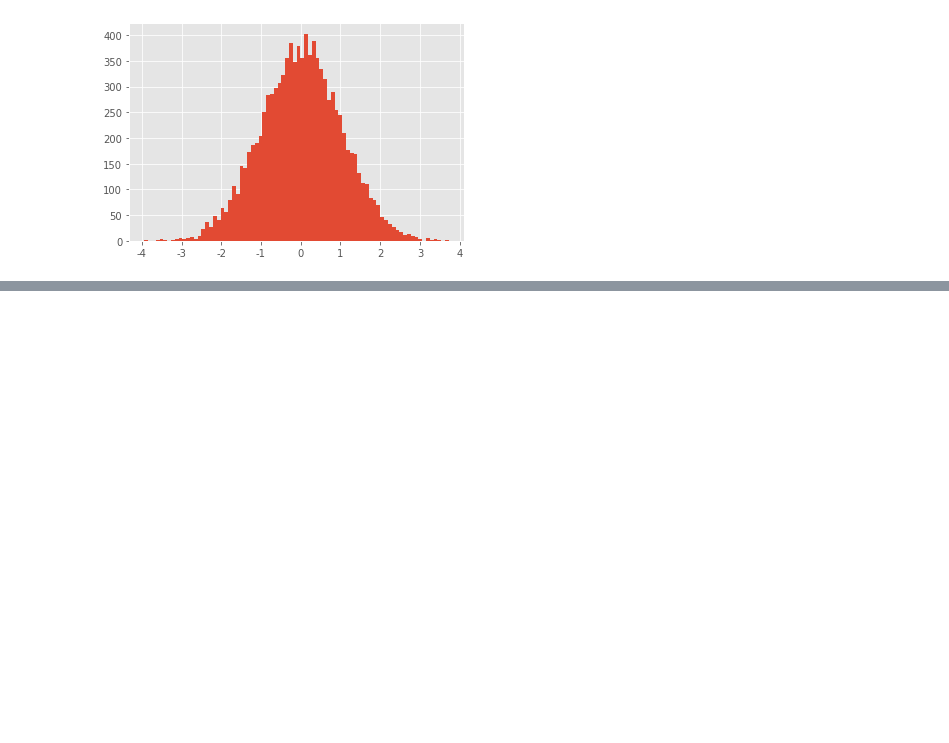
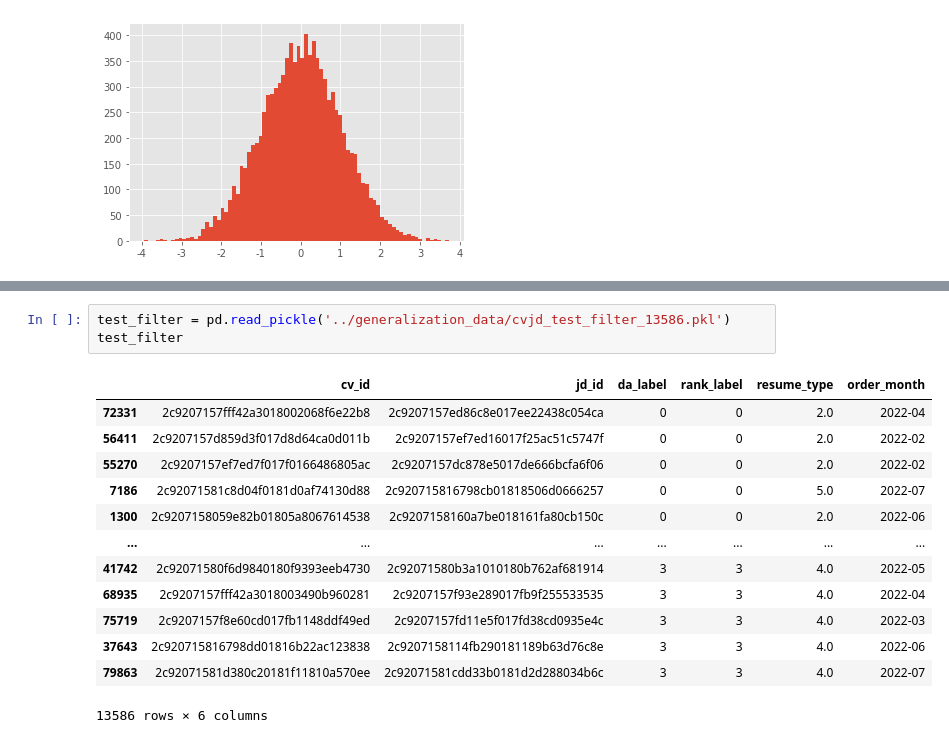
Before and after one commit to slowisfast2030/generalization, a Jupyter notebook: thu_model_train.ipynb, the cells around one changed output, grey strips where cells are left out. Saved outputs shown, nothing was run; the diff lists cells and outputs as text; blank space fills up the shorter version.

```diff
--- a/thu_model_train.ipynb
+++ b/thu_model_train.ipynb
@@ -1068,0 +1094,17 @@ AttributeError: 'Rectangle' object has no property 'normed'
+# %%
+test_filter = pd.read_pickle('../generalization_data/cvjd_test_filter_13586.pkl')
+test_filter
+# %% [output]
+|  | cv_id | jd_id | da_label | rank_label | resume_type | order_month |
+| 72331 | 2c9207157fff42a3018002068f6e22b8 | 2c9207157ed86c8e017ee22438c054ca | 0 | 0 | 2.0 | 2022-04 |
+| 56411 | 2c9207157d859d3f017d8d64ca0d011b | 2c9207157ef7ed16017f25ac51c5747f | 0 | 0 | 2.0 | 2022-02 |
+| 55270 | 2c9207157ef7ed7f017f0166486805ac | 2c9207157dc878e5017de666bcfa6f06 | 0 | 0 | 2.0 | 2022-02 |
+| 7186 | 2c92071581c8d04f0181d0af74130d88 | 2c920715816798cb01818506d0666257 | 0 | 0 | 5.0 | 2022-07 |
+| 1300 | 2c9207158059e82b01805a8067614538 | 2c9207158160a7be018161fa80cb150c | 0 | 0 | 2.0 | 2022-06 |
+| ... | ... | ... | ... | ... | ... | ... |
+| 41742 | 2c92071580f6d9840180f9393eeb4730 | 2c92071580b3a1010180b762af681914 | 3 | 3 | 4.0 | 2022-05 |
+| 68935 | 2c9207157fff42a3018003490b960281 | 2c9207157f93e289017fb9f255533535 | 3 | 3 | 4.0 | 2022-04 |
+| 75719 | 2c9207157f8e60cd017fb1148ddf49ed | 2c9207157fd11e5f017fd38cd0935e4c | 3 | 3 | 4.0 | 2022-03 |
+| 37643 | 2c920715816798dd01816b22ac123838 | 2c9207158114fb290181189b63d76c8e | 3 | 3 | 4.0 | 2022-06 |
+| 79863 | 2c92071581d380c20181f11810a570ee | 2c92071581cdd33b0181d2d288034b6c | 3 | 3 | 4.0 | 2022-07 |
+13586 rows × 6 columns
```
Also changed, not shown: parts of 3 cells of this notebook.
